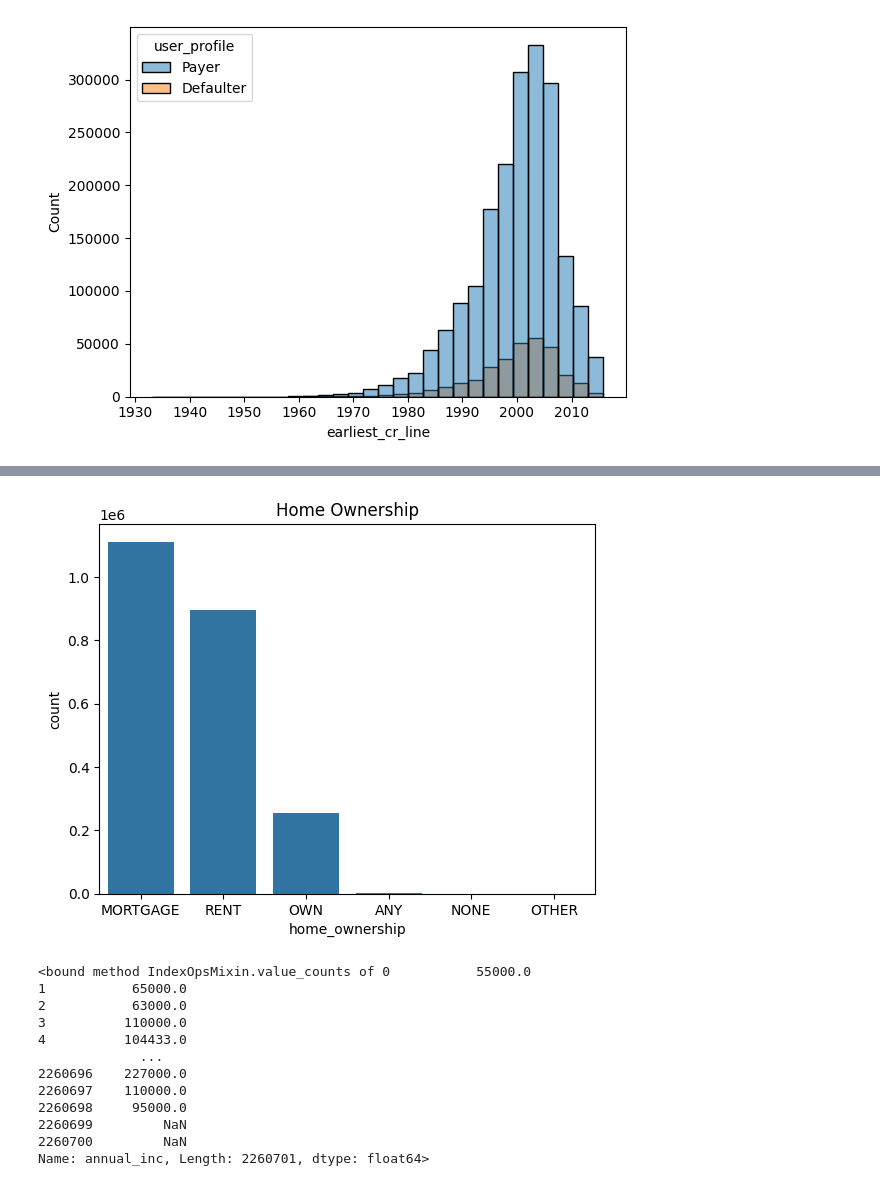
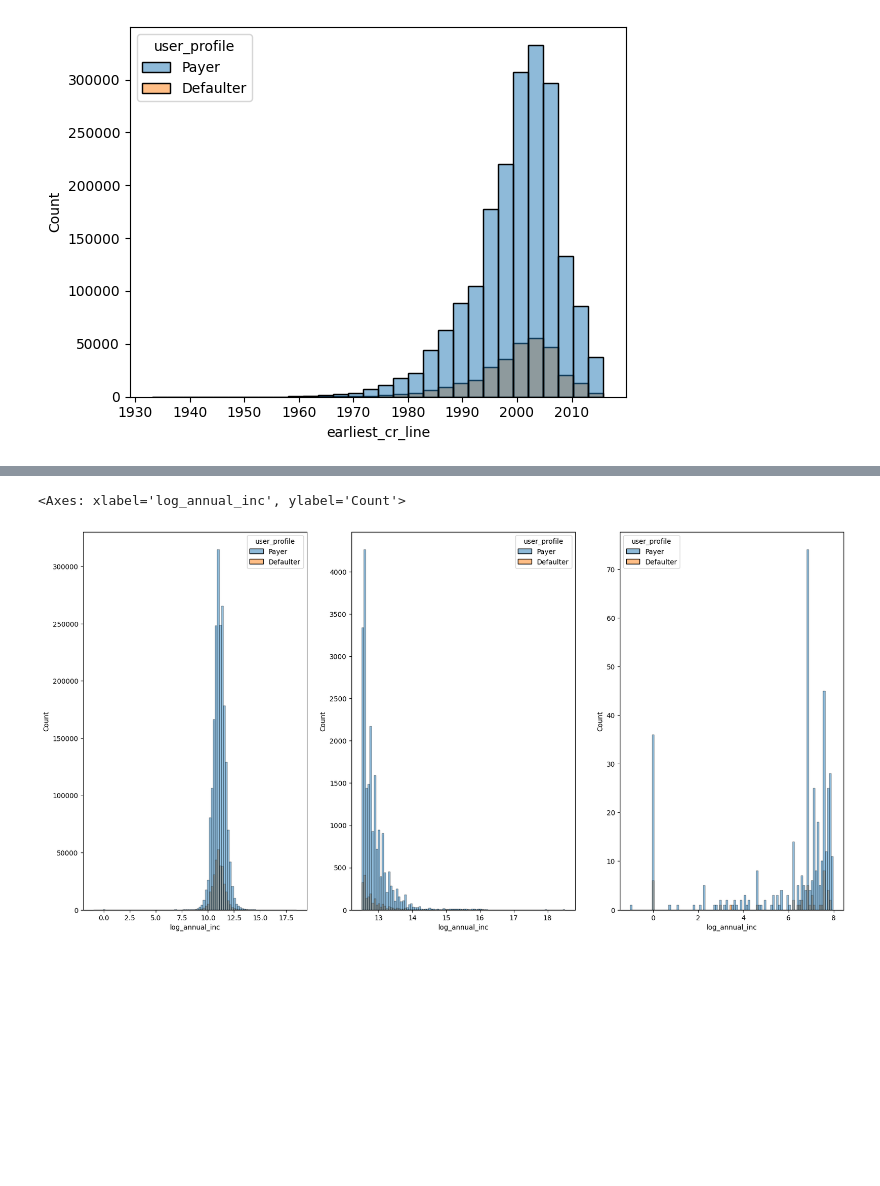
Before and after one commit to Kritika-19/loan-lending, a Jupyter notebook: notebooks/eda.ipynb, the cells around one changed output, grey strips where cells are left out. Drawn from its saved outputs; the diff is of its cells as text; code cells hidden in the pictures; blank space fills up the shorter version.

```diff
--- a/notebooks/eda.ipynb
+++ b/notebooks/eda.ipynb
@@ -369,21 +336,15 @@ Name: home_ownership, Length: 2260701, dtype: object>
-# %%
-sns.countplot(x = df['home_ownership'].dropna())
-plt.title("Home Ownership")
-plt.show()
-# %% [output]
-[figure, removed]
-# %%
-df['annual_inc'].value_counts
-# %% [output]
-<bound method IndexOpsMixin.value_counts of 0           55000.0
-1           65000.0
-2           63000.0
-3          110000.0
-4          104433.0
-             ...
-2260696    227000.0
-2260697    110000.0
-2260698     95000.0
-2260699         NaN
-2260700         NaN
-Name: annual_inc, Length: 2260701, dtype: float64>
+# %%
+# Create a figure
+fig, axes = plt.subplots(1, 3, figsize=(20, 10))
+
+df['log_annual_inc'] = df['annual_inc'].apply(np.log)
+sns.histplot(df, x="log_annual_inc", hue="user_profile", bins=100, ax=axes[0])
+
+high_earning_df = df[df['log_annual_inc'] > 12.5]
+sns.histplot(high_earning_df, x="log_annual_inc", hue="user_profile", bins=100, ax=axes[1])
+
+low_earning_df = df[df['log_annual_inc'] < 8]
+sns.histplot(low_earning_df, x="log_annual_inc", hue="user_profile", bins=100, ax=axes[2])
+# %% [output]
+<Axes: xlabel='log_annual_inc', ylabel='Count'>
+[figure, added]
```
Also changed, not shown: parts of 14 cells of this notebook.
